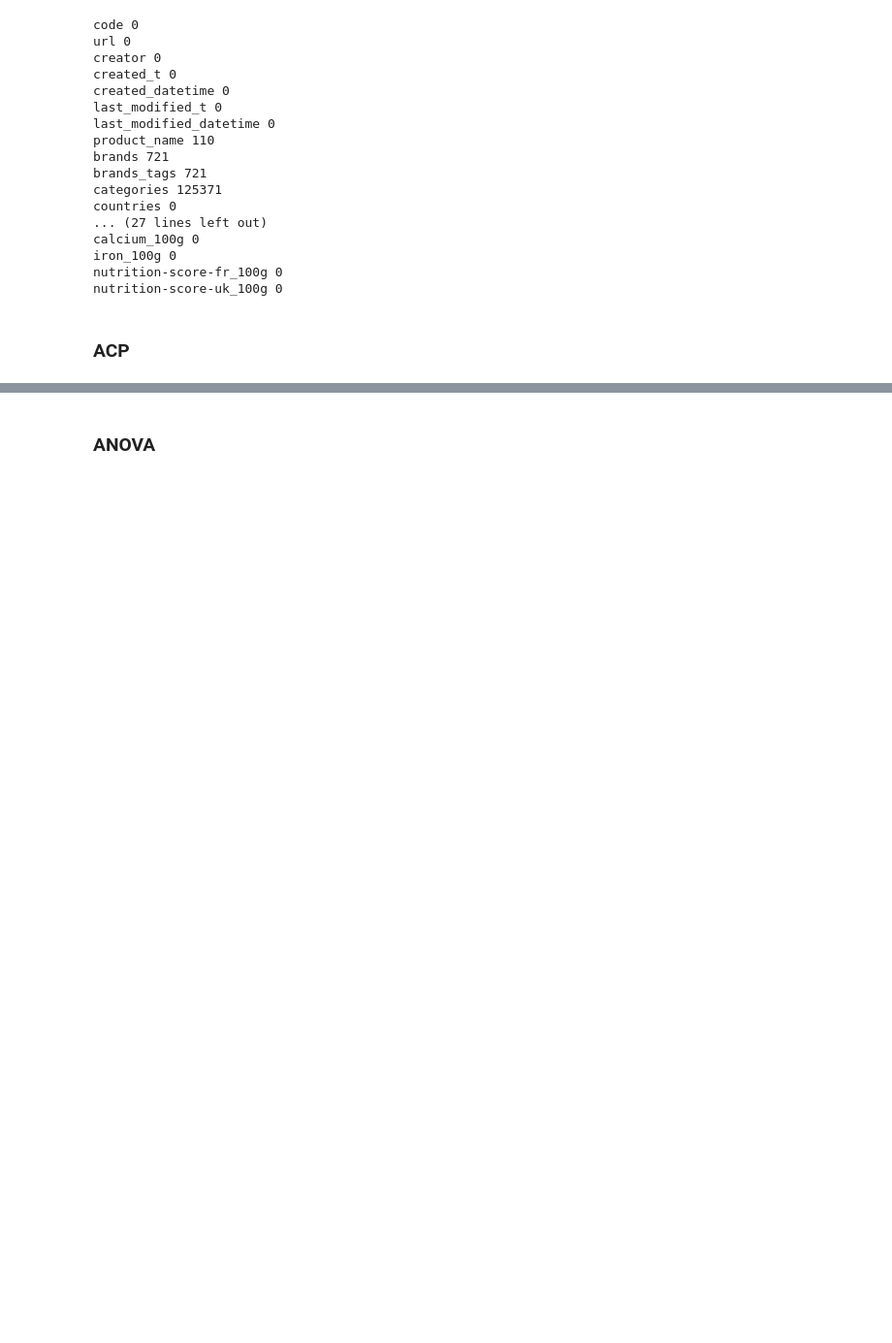
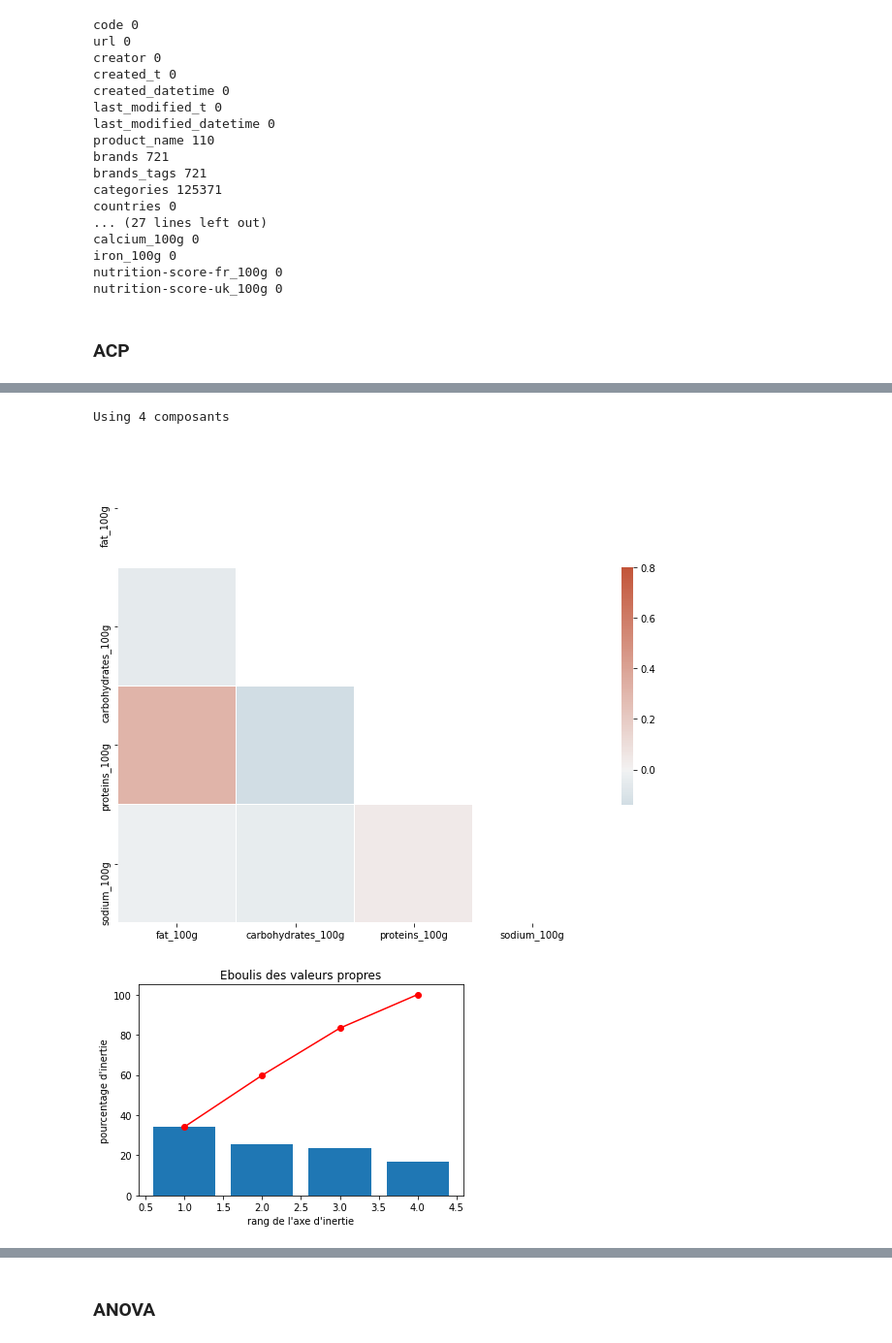
Before and after one commit to ThibaultDieudonne/OpenFoodFacts-Data-Exploration, a Jupyter notebook: notebook.ipynb, the cells around one changed output, grey strips where cells are left out. Shown: that part at 97% size. Saved outputs shown, nothing was run; the diff lists cells and outputs as text; code cells hidden in the pictures; blank space fills up the shorter version.

```diff
--- a/notebook.ipynb
+++ b/notebook.ipynb
@@ -172,7 +188,8 @@ def make_acp(list_of_cols):
 
     # Cercle des corrélations
     pcs = pca.components_
-    display_circles(pcs, n_comp, pca, [(0,1)], labels = np.array(features))
+    display_circles(pcs, n_comp, pca, [(0,1)],
+                    labels = np.array(features))
 
     plt.show()
 # %%
@@ -192,2 +209,10 @@ Using 16 composants
 [figure]
 [figure]
+# %%
+test_cols2 = ["fat_100g", "carbohydrates_100g",
+             "proteins_100g", "sodium_100g",]
+make_acp(test_cols2)
+# %% [output]
+Using 4 composants
+[figure, added]
+[figure, added]
```
Also changed, not shown: parts of 14 cells of this notebook, 4 other files.
